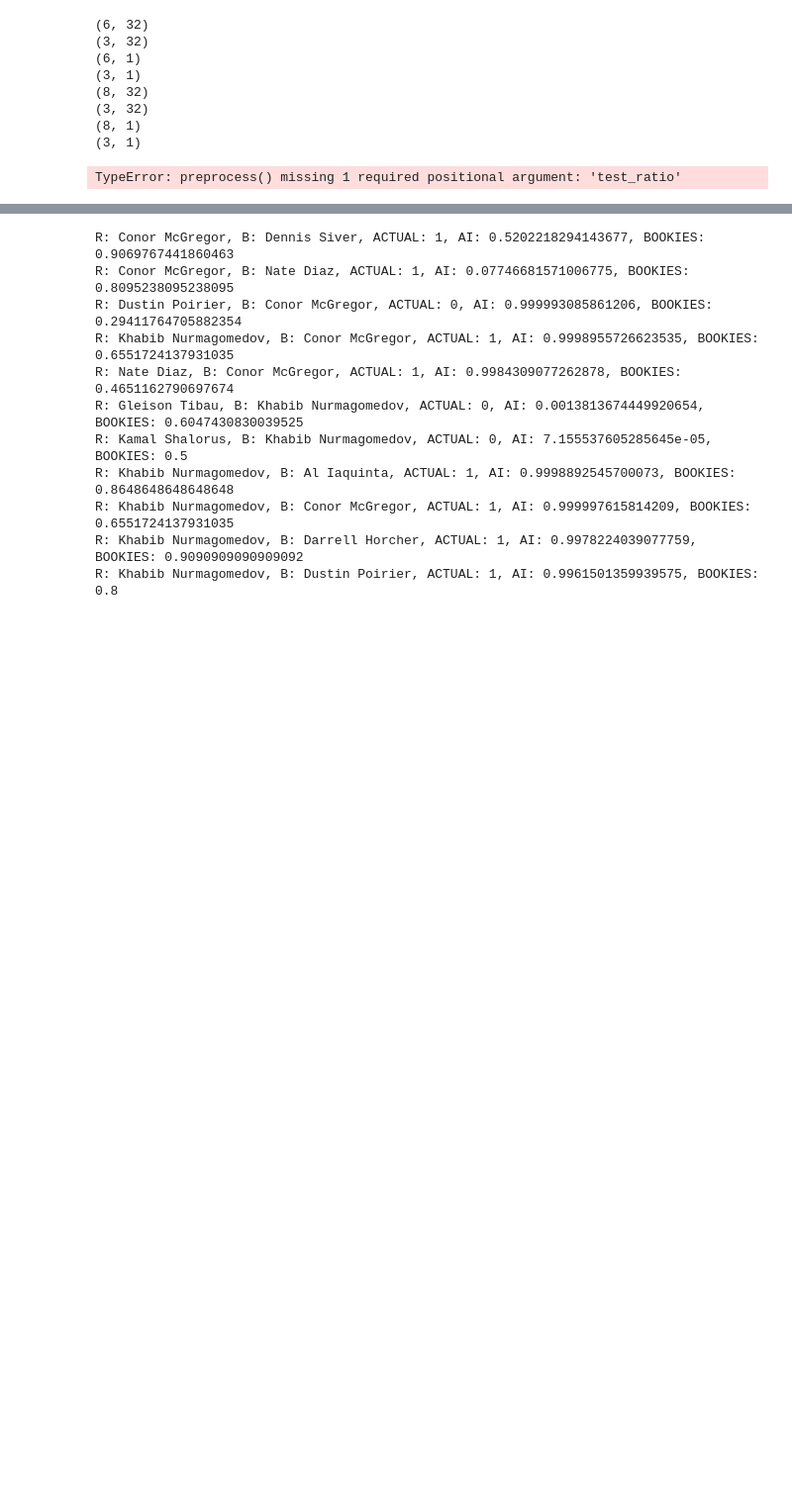
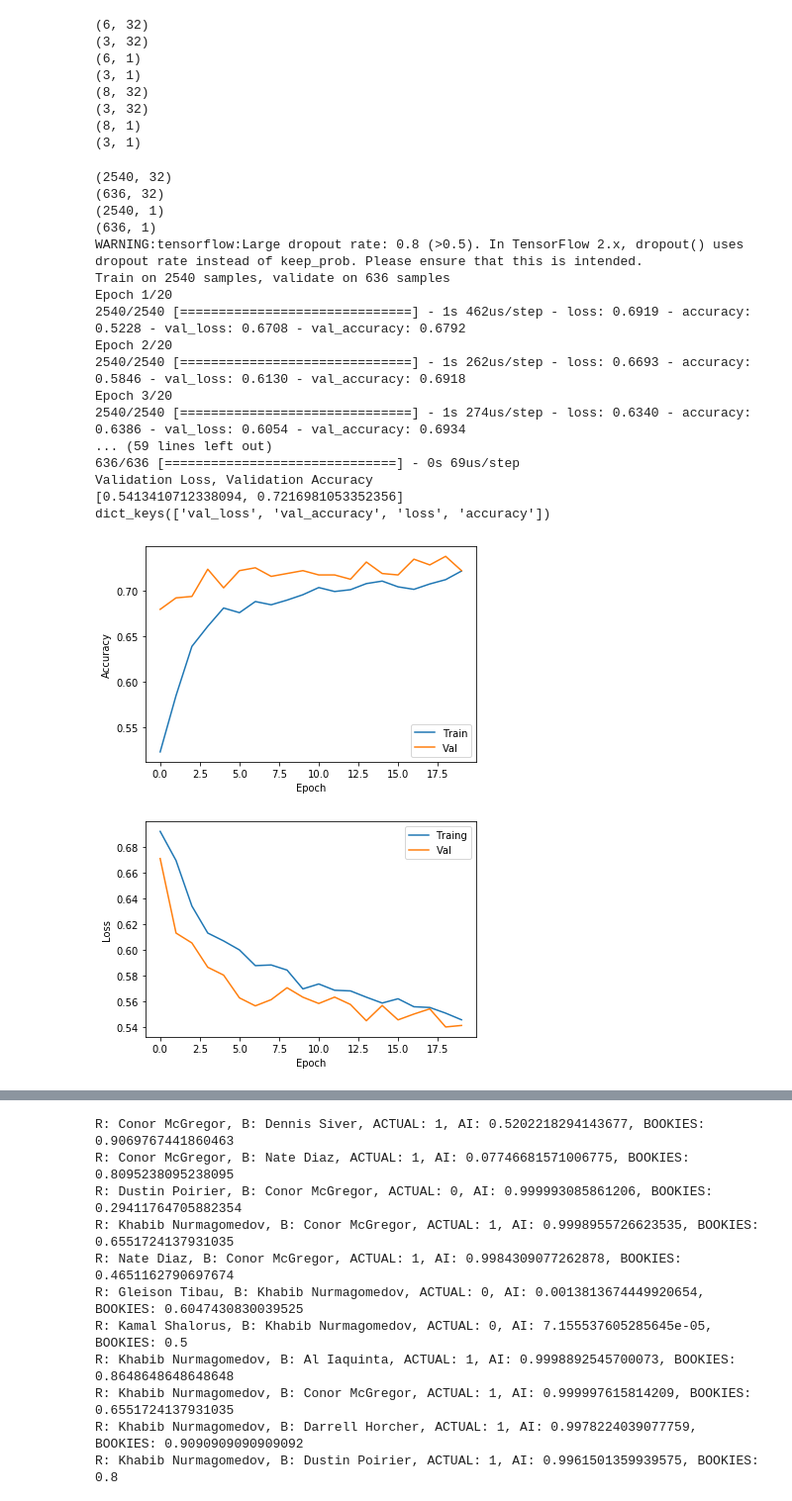
Before and after one commit to Mathuiss/project_scrapers, a Jupyter notebook: dashboard.ipynb, the cells around one changed output, grey strips where cells are left out. Shown at 99% size. Cells and saved outputs as stored; diff of their text form; code cells hidden in the pictures; blank space fills up the shorter version.

```diff
--- a/dashboard.ipynb
+++ b/dashboard.ipynb
@@ -41,10 +41,31 @@ preprocess("Khabib Nurmagomedov", 0.25)
 (3, 32)
 (8, 1)
 (3, 1)
-# %%
-preprocess("")
-# %% [output]
-TypeError: preprocess() missing 1 required positional argument: 'test_ratio'
+# %%
+import train
+
+preprocess("", 0.20)
+train.main()
+# %% [output]
+(2540, 32)
+(636, 32)
+(2540, 1)
+(636, 1)
+WARNING:tensorflow:Large dropout rate: 0.8 (>0.5). In TensorFlow 2.x, dropout() uses dropout rate instead of keep_prob. Please ensure that this is intended.
+Train on 2540 samples, validate on 636 samples
+Epoch 1/20
+2540/2540 [==============================] - 1s 462us/step - loss: 0.6919 - accuracy: 0.5228 - val_loss: 0.6708 - val_accuracy: 0.6792
+Epoch 2/20
+2540/2540 [==============================] - 1s 262us/step - loss: 0.6693 - accuracy: 0.5846 - val_loss: 0.6130 - val_accuracy: 0.6918
+Epoch 3/20
+2540/2540 [==============================] - 1s 274us/step - loss: 0.6340 - accuracy: 0.6386 - val_loss: 0.6054 - val_accuracy: 0.6934
+... (59 lines left out)
+636/636 [==============================] - 0s 69us/step
+Validation Loss, Validation Accuracy
+[0.5413410712338094, 0.7216981053352356]
+dict_keys(['val_loss', 'val_accuracy', 'loss', 'accuracy'])
+[figure, added]
+[figure, added]
 # %%
 # This script has created 4 files, for each fighter, in the `models/` directory.
 # This these 4 files are `x_train.npy`, `x_test.npy`, `y_train.npy` and `y_test.npy`.
```
Also changed, not shown: parts of 4 cells of this notebook, 1 other file.
